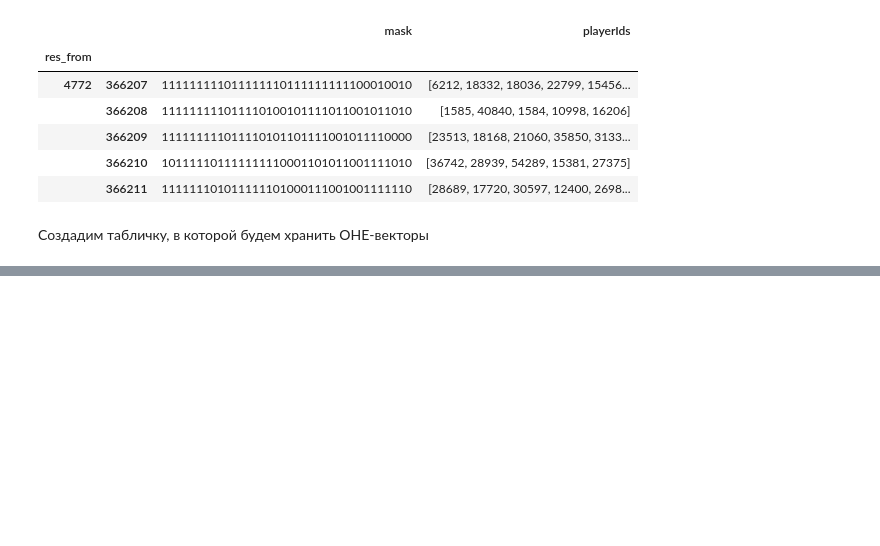
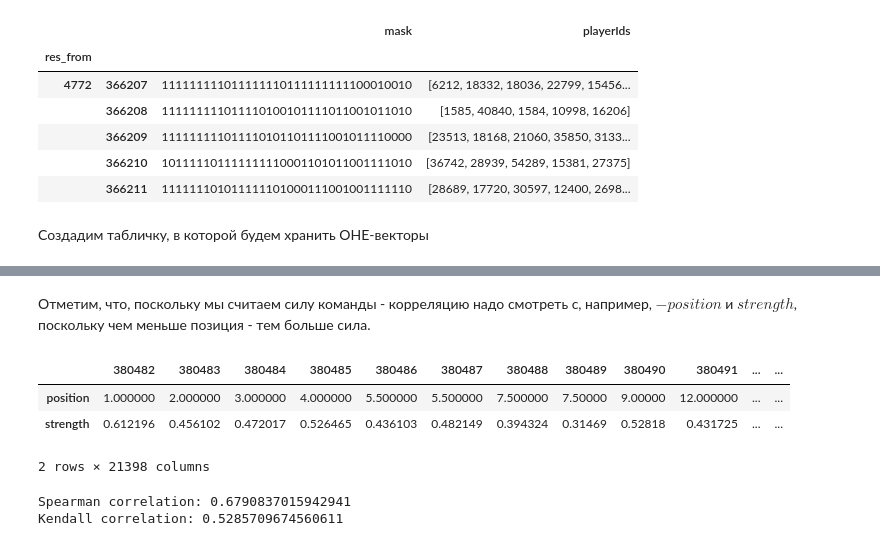
Before and after one commit to IPPK93/MADE_ADV_ML, a Jupyter notebook: hw2/HW 2.ipynb, the cells around one changed output, grey strips where cells are left out. Saved outputs shown, nothing was run; the diff lists cells and outputs as text; code cells hidden in the pictures; blank space fills up the shorter version.

```diff
--- a/hw2/HW 2.ipynb
+++ b/hw2/HW 2.ipynb
@@ -198,0 +243,22 @@ len(tournaments), len(results)
+# %%
+test_mask = (test_startdate <= tournaments['dateStart']) & (tournaments['dateEnd'] < test_enddate)
+print(len(tournaments[test_mask]))
+testset = nonnull_res[nonnull_res['res_from'].isin(tournaments[test_mask]['id'])]
+print(len(testset))
+testset = testset.assign(
+    playerIds=[
+        [
+            user_info['player']['id'] for user_info in team_info
+        ] for team_info in testset['teamMembers']
+    ],
+    teamNames=[team['name'] for team in testset['team']],
+)
+testset = testset.assign(
+    strength=[
+        sum([
+            player_strengths[player_ids[id_]] for id_ in ids_ if id_ in player_ids
+        ]) for ids_ in testset['playerIds']
+    ]
+)
+test_dataset = testset[['res_from', 'playerIds', 'strength']]
+test_dataset.sample(5)
@@ -198,0 +274,18 @@ len(tournaments), len(results)
+# %% [markdown]
+Отметим, что, поскольку мы считаем силу команды - корреляцию надо смотреть с, например, $-position$ и $strength$, поскольку чем меньше позиция - тем больше сила.
+# %%
+testset[['position', 'strength']].T
+# %% [output]
+|  | 380482 | 380483 | 380484 | 380485 | 380486 | 380487 | 380488 | 380489 | 380490 | 380491 | ... | ... |
+| position | 1.000000 | 2.000000 | 3.000000 | 4.000000 | 5.500000 | 5.500000 | 7.500000 | 7.50000 | 9.00000 | 12.000000 | ... | ... |
+| strength | 0.612196 | 0.456102 | 0.472017 | 0.526465 | 0.436103 | 0.482149 | 0.394324 | 0.31469 | 0.52818 | 0.431725 | ... | ... |
+2 rows × 21398 columns
+# %%
+def get_mean_corr(dataset, corr_func):
+    return dataset.groupby('res_from').apply(lambda x: corr_func(-x['position'], x['strength'])[0]).mean()
+
+print("Spearman correlation:", get_mean_corr(testset, spearmanr))
+print("Kendall correlation:", get_mean_corr(testset, kendalltau))
+# %% [output]
+Spearman correlation: 0.6790837015942941
+Kendall correlation: 0.5285709674560611
```
Also changed, not shown: parts of 25 cells of this notebook.
